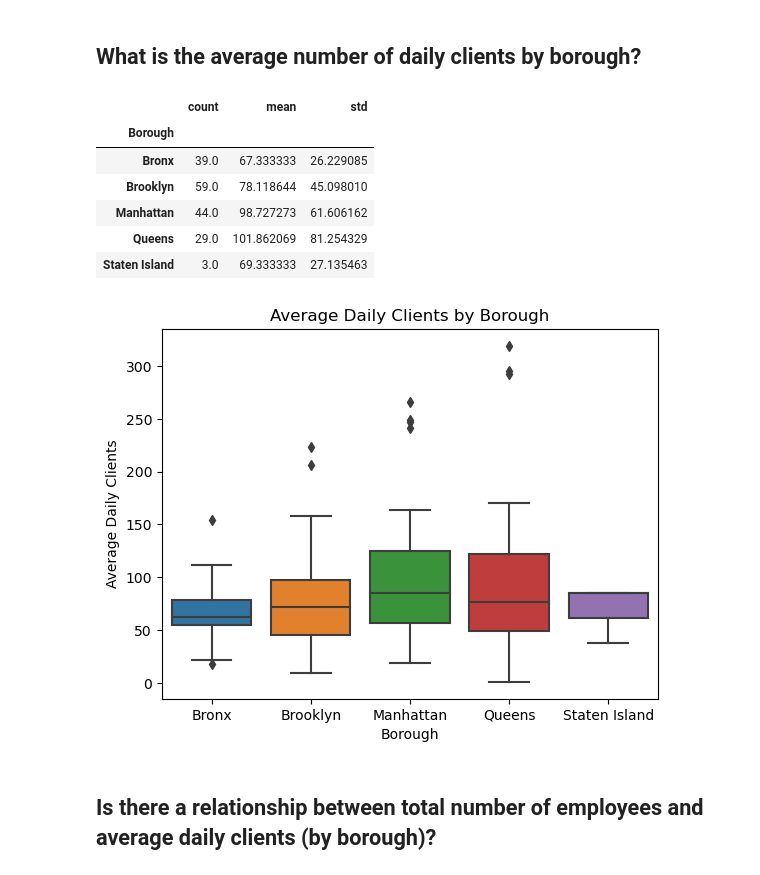
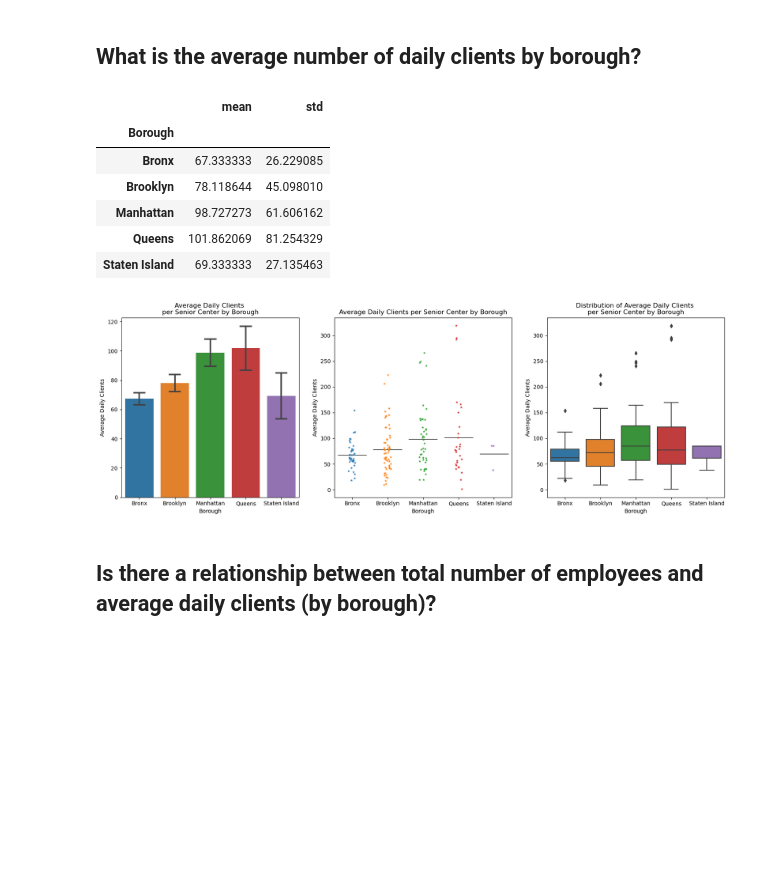
Before and after one commit to valeriemagalong/NYC-Aging, a Jupyter notebook: exploratory_data_analysis.ipynb, the cells around one changed output. Drawn from its saved outputs; the diff is of its cells as text; code cells hidden in the pictures; blank space fills up the shorter version.

```diff
--- a/exploratory_data_analysis.ipynb
+++ b/exploratory_data_analysis.ipynb
@@ -249,20 +254,33 @@ plt.show()
 # %% [markdown]
 ## What is the average number of daily clients by borough?
 # %%
-scpd.groupby('Borough')['Average Daily Clients'].describe()[['count', 'mean', 'std']]
+scpd.groupby('Borough')['Average Daily Clients'].describe()[['mean', 'std']]
 # %% [output]
-|  | count | mean | std |
-| Borough |  |  |  |
-| Bronx | 39.0 | 67.333333 | 26.229085 |
-| Brooklyn | 59.0 | 78.118644 | 45.098010 |
-| Manhattan | 44.0 | 98.727273 | 61.606162 |
-| Queens | 29.0 | 101.862069 | 81.254329 |
-| Staten Island | 3.0 | 69.333333 | 27.135463 |
+|  | mean | std |
+| Borough |  |  |
+| Bronx | 67.333333 | 26.229085 |
+| Brooklyn | 78.118644 | 45.098010 |
+| Manhattan | 98.727273 | 61.606162 |
+| Queens | 101.862069 | 81.254329 |
+| Staten Island | 69.333333 | 27.135463 |
 # %%
-sns.boxplot(scpd, x = 'Borough', y = 'Average Daily Clients').set(title = 'Average Daily Clients by Borough')
+plt.figure(figsize = (20, 6))
+
+plt.subplot(1, 3, 1)
+sns.barplot(scpd, x = 'Borough', y = 'Average Daily Clients', errorbar = 'se', capsize = .3).set(title = 'Average Daily Clients \nper Senior Center by Borough')
+
+plt.subplot(1, 3, 2)
+sns.stripplot(scpd, x = 'Borough', y = 'Average Daily Clients', hue = 'Borough', marker = '*', jitter = True, legend = False).set(title = 'Average Daily Clients per Senior Center by Borough')
+sns.boxplot(scpd, x = 'Borough', y = 'Average Daily Clients', showmeans = True, meanline = True,
+           meanprops = {'color': 'k', 'ls': '-', 'lw': 1}, medianprops = {'visible': False}, whiskerprops = {'visible': False},
+           showbox = False, showcaps = False, showfliers = False)
+
+plt.subplot(1, 3, 3)
+sns.boxplot(scpd, x = 'Borough', y = 'Average Daily Clients').set(title = 'Distribution of Average Daily Clients \nper Senior Center by Borough')
+
 plt.show()
 # %% [output]
-[figure, old version]
+[figure, new version]
 # %% [markdown]
 ## Is there a relationship between total number of employees and average daily clients (by borough)?
 # %%
```
Also changed, not shown: parts of 23 cells of this notebook.
